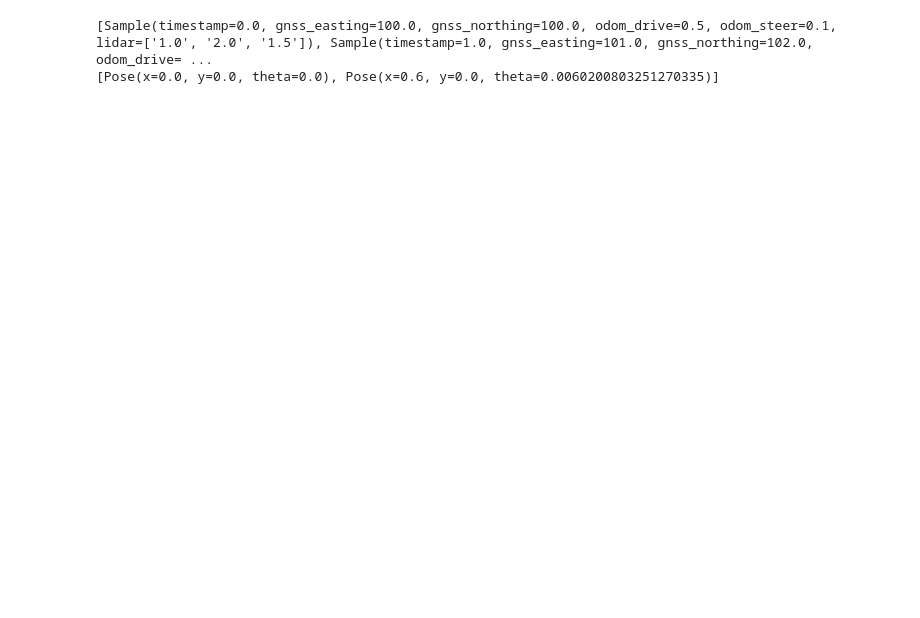
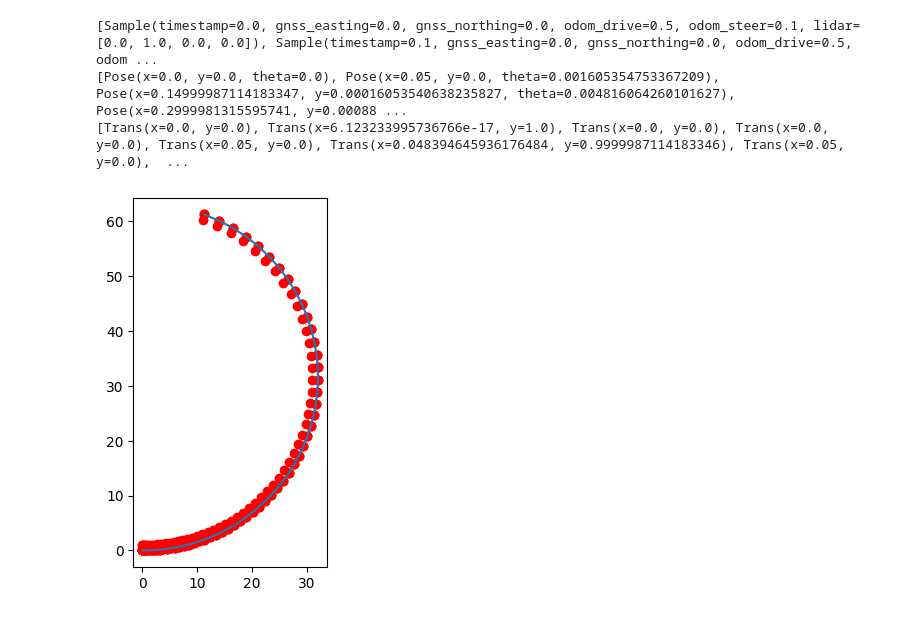
Before and after one commit to Lewis-Seiden/COSMOS-011-05-LAMBO, a Jupyter notebook: mapping.ipynb, the cells around one changed output. Drawn from its saved outputs; the diff is of its cells as text; code cells hidden in the pictures; blank space fills up the shorter version.

Commit message:
add plot of lidar output

```diff
--- a/mapping.ipynb
+++ b/mapping.ipynb
@@ -7,13 +7,20 @@ def read_log(file):
   result = []
   for line in file:
     sample = line.split()
-    result.append(Sample(float(sample[0]), float(sample[1]), float(sample[2]), float(sample[3]), float(sample[4]), sample[5::]))
+    result.append(Sample(
+        float(sample[0]),
+        float(sample[1]),
+        float(sample[2]),
+        float(sample[3]),
+        float(sample[4]),
+        list(map(lambda s: float(s), sample[5::]))
+        ))
   return result
 # %%
 import math
-WHEELBASE_LENGTH = 0.1
+WHEELBASE_LENGTH = 0.32
+Pose = collections.namedtuple('Pose', ['x', 'y', 'theta'])
 def parse_odometry(log):
-  Pose = collections.namedtuple('Pose', ['x', 'y', 'theta'])
   poses = [Pose(0.0, 0.0, 0.0)]
   prev_samp = log[0]
   for samp in log[1::]:
@@ -26,15 +33,41 @@ def parse_odometry(log):
         poses[-1].theta + samp.odom_drive * dt * math.tan(samp.odom_steer) * WHEELBASE_LENGTH
         )
       )
+  return poses
-# %% [output]
-[Sample(timestamp=0.0, gnss_easting=100.0, gnss_northing=100.0, odom_drive=0.5, odom_steer=0.1, lidar=['1.0', '2.0', '1.5']), Sample(timestamp=1.0, gnss_easting=101.0, gnss_northing=102.0, odom_drive= ...
-[Pose(x=0.0, y=0.0, theta=0.0), Pose(x=0.6, y=0.0, theta=0.0060200803251270335)]
+# %%
+Trans = collections.namedtuple('Trans', ['x', 'y'])
+
+def parse_lidar(path, log):
+  detections = []
+  for (samp, pose) in zip(log, path):
+    for (i, radius) in enumerate(samp.lidar):
+      theta = pose.theta + ((float(i) / len(samp.lidar)) * 2 * math.pi)
+      x = math.cos(theta) * radius
+      y = math.sin(theta) * radius
+      detections.append(
+        Trans(
+          pose.x + x,
+          pose.y + y
+        )
+    )
+  return detections
 # %%
 import matplotlib.pyplot as plt
 test_log = read_log(open('./test_log.log', 'r'))
 print(test_log)
 odometry = parse_odometry(test_log)
 print(odometry)
+detections = parse_lidar(odometry, test_log)
+print(detections)
 
 # show odo
-fig, ax = plt.subplots()
+fig, ax1 = plt.subplots()
+ax1.plot(list(map(lambda pose: pose.x, odometry)), list(map(lambda pose: pose.y, odometry)))
+ax1.scatter(list(map(lambda trans: trans.x, detections)), list(map(lambda trans: trans.y, detections)), color='red')
+ax1.set_aspect('equal')
+plt.show()
+# %% [output]
+[Sample(timestamp=0.0, gnss_easting=0.0, gnss_northing=0.0, odom_drive=0.5, odom_steer=0.1, lidar=[0.0, 1.0, 0.0, 0.0]), Sample(timestamp=0.1, gnss_easting=0.0, gnss_northing=0.0, odom_drive=0.5, odom ...
+[Pose(x=0.0, y=0.0, theta=0.0), Pose(x=0.05, y=0.0, theta=0.001605354753367209), Pose(x=0.14999987114183347, y=0.00016053540638235827, theta=0.004816064260101627), Pose(x=0.2999981315595741, y=0.00088 ...
+[Trans(x=0.0, y=0.0), Trans(x=6.123233995736766e-17, y=1.0), Trans(x=0.0, y=0.0), Trans(x=0.0, y=0.0), Trans(x=0.05, y=0.0), Trans(x=0.048394645936176484, y=0.9999987114183346), Trans(x=0.05, y=0.0),  ...
+[figure, added]
```
Also changed, not shown: 2 other files.
